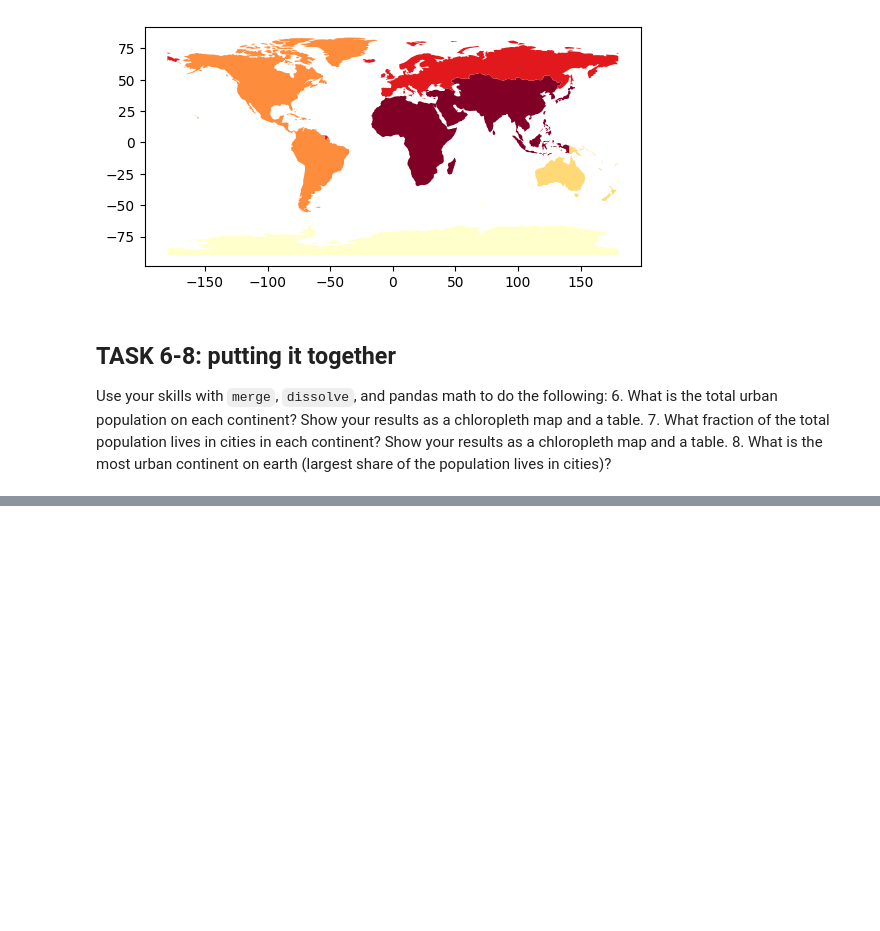
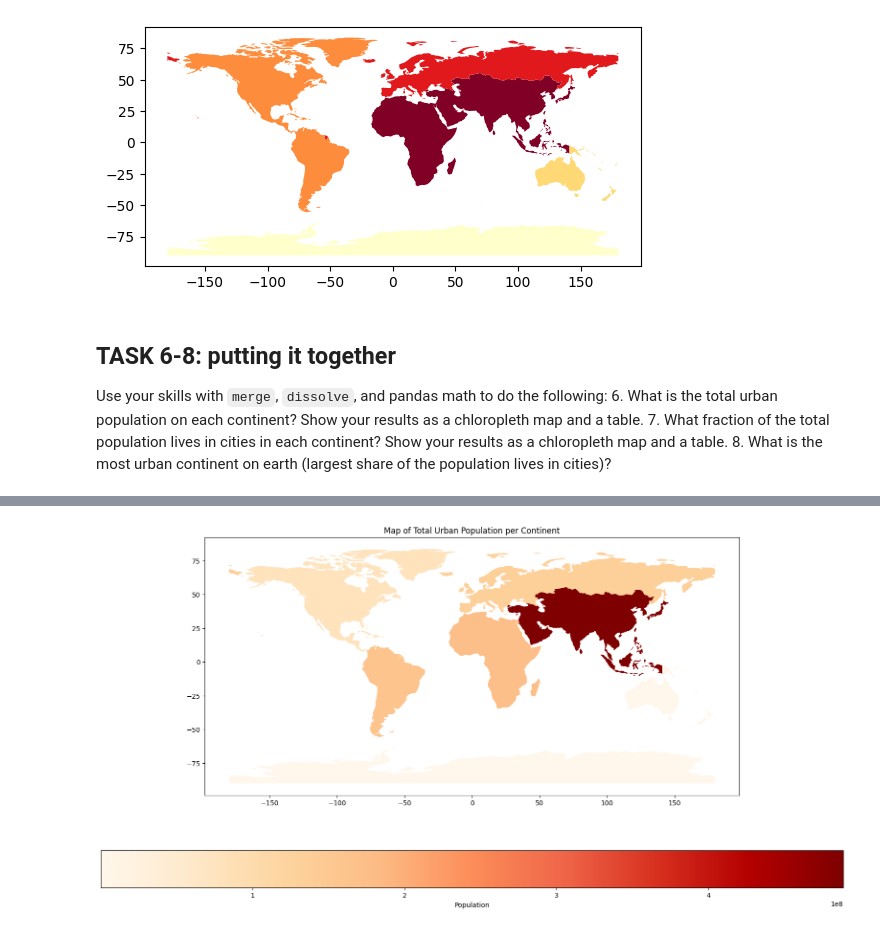
Before and after one commit to DigitalWaters-fi/WaterDig, a Jupyter notebook: CodeSprints/VectorData101.ipynb, the cells around one changed output, grey strips where cells are left out. Saved outputs shown, nothing was run; the diff lists cells and outputs as text; code cells hidden in the pictures; blank space fills up the shorter version.

```diff
--- a/CodeSprints/VectorData101.ipynb
+++ b/CodeSprints/VectorData101.ipynb
@@ -678,0 +662,20 @@ print(cities_africa.pop_max.sum(axis=0, skipna=True, numeric_only=True, min_coun
+# %%
+ # Task 6 code here:
+cities_continents = cities.dissolve(by='CONTINENT', aggfunc='sum') # aggregating cities per continent
+print(cities_continents.pop_max)
+cities_continents.head()
+
+cities_africa = cities[cities.CONTINENT=="Asia"]
+print(cities_africa.pop_max.sum(axis=0, skipna=True, numeric_only=True, min_count=0))
+cities_asia = cities[cities.CONTINENT=="Asia"]
+print(cities_asia.pop_max.sum(axis=0, skipna=True, numeric_only=True, min_count=0))
+cities_antartica = cities[cities.CONTINENT=="Antarctica"]
+print(cities_antartica.pop_max.sum(axis=0, skipna=True, numeric_only=True, min_count=0))
+cities_europe= cities[cities.CONTINENT=="Europe"]
+print(cities_europe.pop_max.sum(axis=0, skipna=True, numeric_only=True, min_count=0))
+cities_northamerica = cities[cities.CONTINENT=="North America"]
+print(cities_northamerica.pop_max.sum(axis=0, skipna=True, numeric_only=True, min_count=0))
+cities_oceania = cities[cities.CONTINENT=="Oceania"]
+print(cities_oceania.pop_max.sum(axis=0, skipna=True, numeric_only=True, min_count=0))
+cities_southamerica = cities[cities.CONTINENT=="South America"]
+print(cities_southamerica.pop_max.sum(axis=0, skipna=True, numeric_only=True, min_count=0))
@@ -678,0 +701,5 @@ print(cities_africa.pop_max.sum(axis=0, skipna=True, numeric_only=True, min_coun
+# %%
+# Applying geometry of continents to cities_continents
+cc_continents = gpd.sjoin(continents, cities_continents, how="inner", predicate='intersects')
+print(cc_continents.pop_max)
+#cc_continents.head()
@@ -678,0 +716,8 @@ print(cities_africa.pop_max.sum(axis=0, skipna=True, numeric_only=True, min_coun
+# %%
+# ploting
+f, ax1 = plt.subplots(figsize=(20, 10))
+cc_continents.plot(ax=ax1, column='pop_max', legend=True, cmap='OrRd', markersize=20, legend_kwds={"label": "Population", "orientation": "horizontal"})
+ax1.set(title="Map of Total Urban Population per Continent")
+plt.show()
+# %% [output]
+[figure, added]
```
Also changed, not shown: parts of 7 cells of this notebook.
